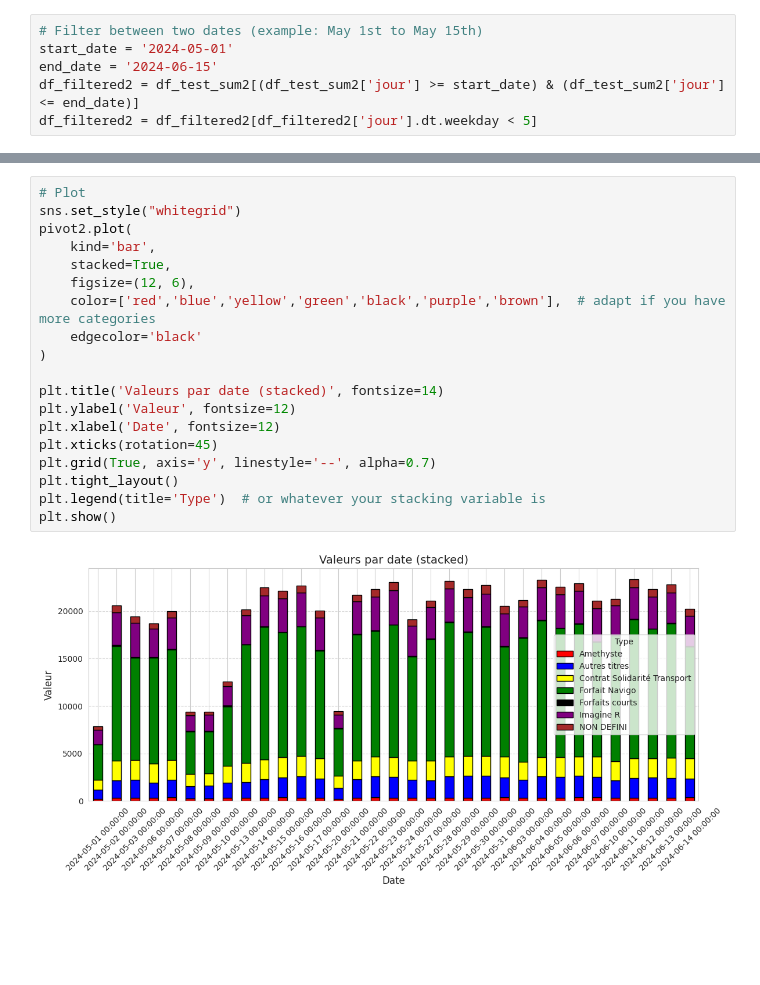
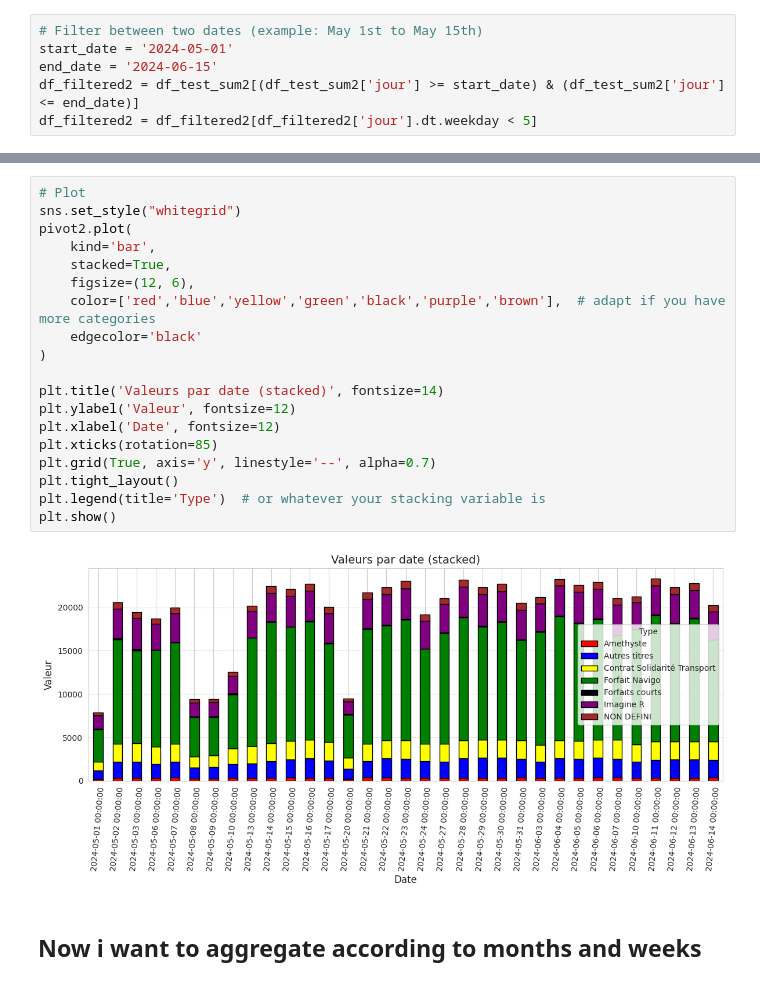
Before and after one commit to Dinuk-WIJESINGHE/visualisation_metro, a Jupyter notebook: datavizstation.ipynb, the cells around one changed output, grey strips where cells are left out. Drawn from its saved outputs; the diff is of its cells as text; blank space fills up the shorter version.

```diff
--- a/datavizstation.ipynb
+++ b/datavizstation.ipynb
@@ -321,21 +327,23 @@ jour
 # %%
 # Plot
 sns.set_style("whitegrid")
 pivot2.plot(
     kind='bar',
     stacked=True,
     figsize=(12, 6),
     color=['red','blue','yellow','green','black','purple','brown'],  # adapt if you have more categories
     edgecolor='black'
 )
 
 plt.title('Valeurs par date (stacked)', fontsize=14)
 plt.ylabel('Valeur', fontsize=12)
 plt.xlabel('Date', fontsize=12)
-plt.xticks(rotation=45)
+plt.xticks(rotation=85)
 plt.grid(True, axis='y', linestyle='--', alpha=0.7)
 plt.tight_layout()
 plt.legend(title='Type')  # or whatever your stacking variable is
 plt.show()
 # %% [output]
-[figure, old version]
+[figure, new version]
+# %% [markdown]
+## Now i want to aggregate according to months and weeks
```
Also changed, not shown: parts of 6 cells of this notebook, 1 other file.
